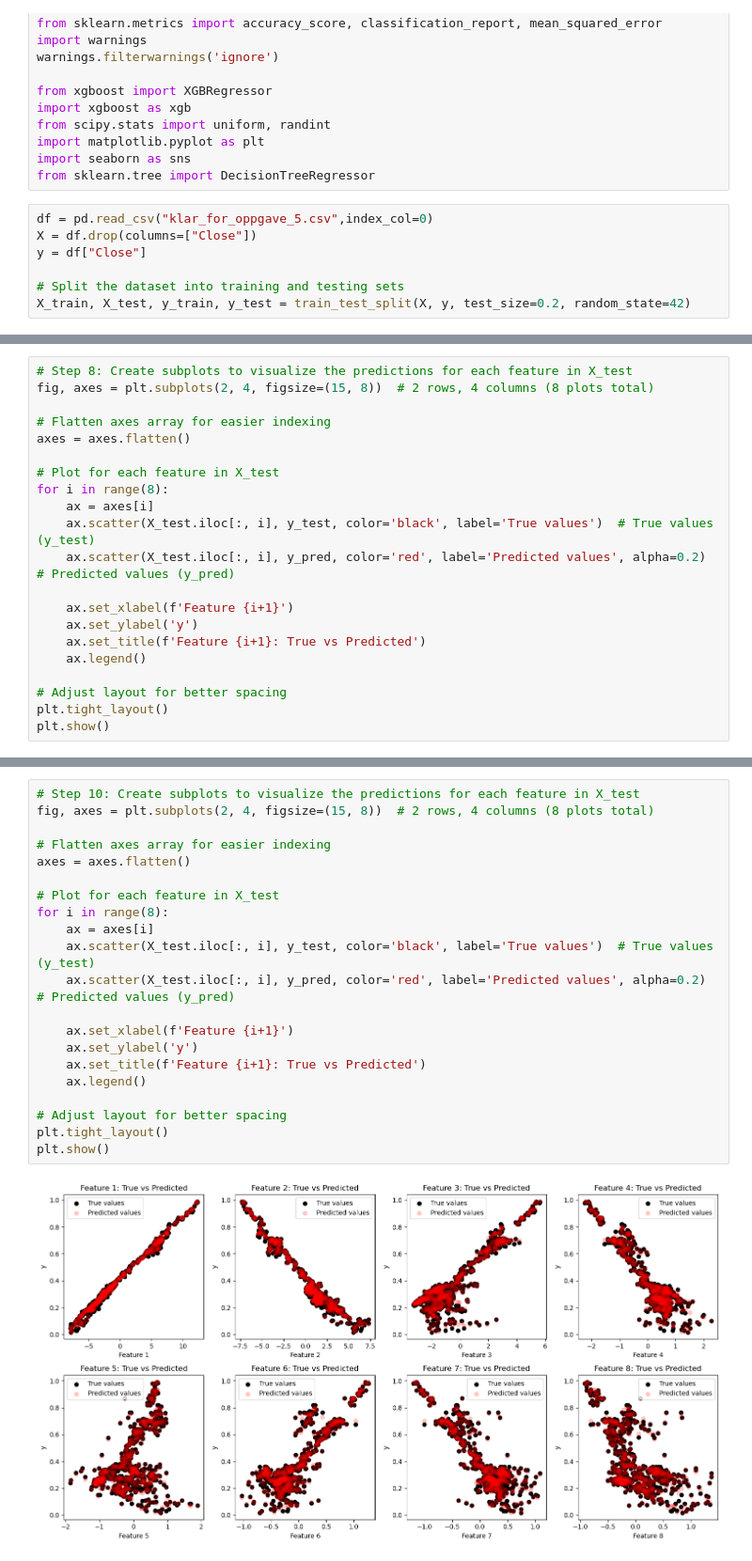
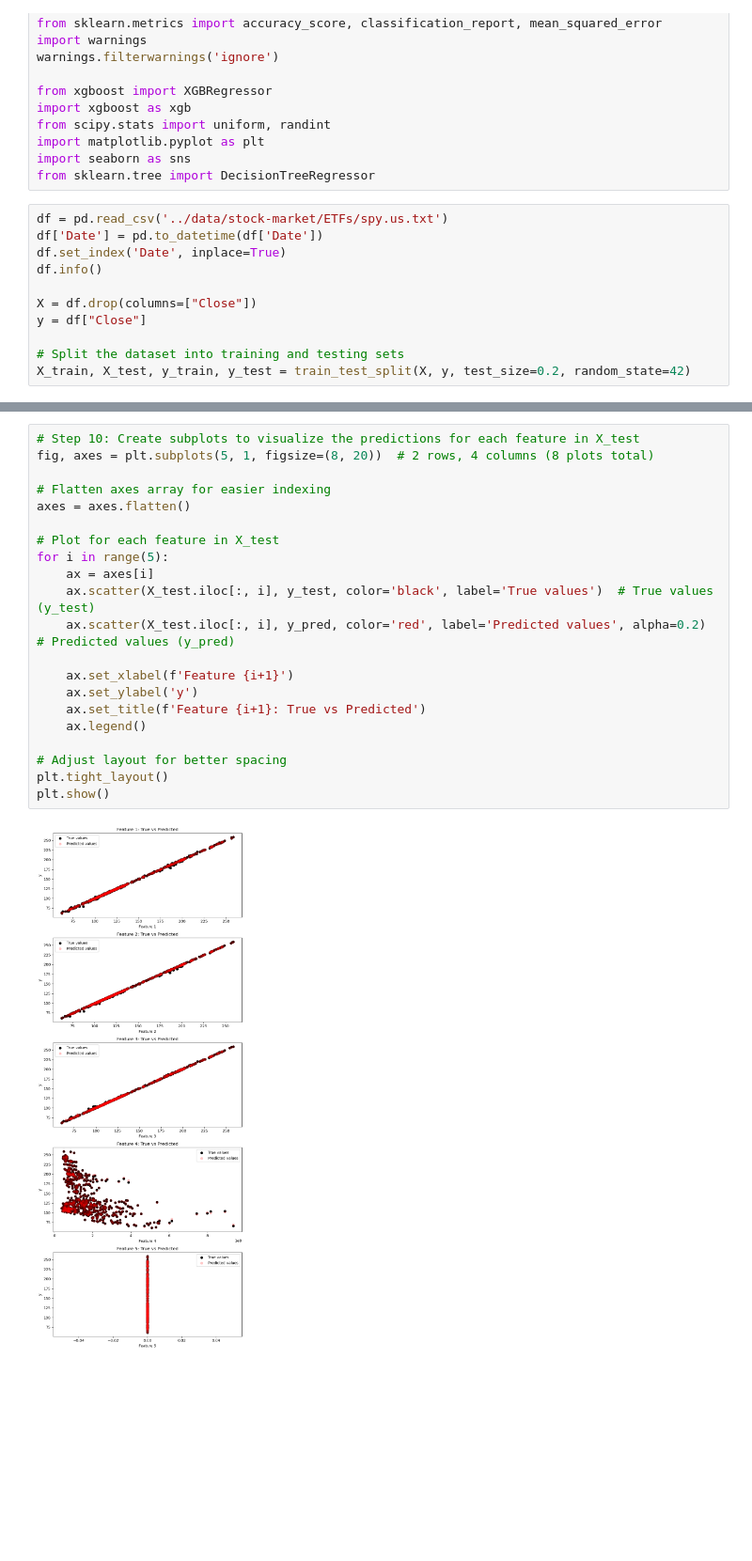
Before and after one commit to Anders-Stubberud/IT3212, a Jupyter notebook: assignment_3/bagging.ipynb, the cells around one changed output, grey strips where cells are left out. Shown at 94% size. Drawn from its saved outputs; the diff is of its cells as text; blank space fills up the shorter version.

```diff
--- a/assignment_3/bagging.ipynb
+++ b/assignment_3/bagging.ipynb
@@ -15,7 +15,11 @@ import matplotlib.pyplot as plt
 import seaborn as sns
 from sklearn.tree import DecisionTreeRegressor
 # %%
-df = pd.read_csv("klar_for_oppgave_5.csv",index_col=0)
+df = pd.read_csv('../data/stock-market/ETFs/spy.us.txt')
+df['Date'] = pd.to_datetime(df['Date'])
+df.set_index('Date', inplace=True)
+df.info()
+
 X = df.drop(columns=["Close"])
 y = df["Close"]
 
@@ -73,21 +61,0 @@ R-squared (R2): 0.99756
-# %%
-# Step 8: Create subplots to visualize the predictions for each feature in X_test
-fig, axes = plt.subplots(2, 4, figsize=(15, 8))  # 2 rows, 4 columns (8 plots total)
-
-# Flatten axes array for easier indexing
-axes = axes.flatten()
-
-# Plot for each feature in X_test
-for i in range(8):
-    ax = axes[i]
-    ax.scatter(X_test.iloc[:, i], y_test, color='black', label='True values')  # True values (y_test)
-    ax.scatter(X_test.iloc[:, i], y_pred, color='red', label='Predicted values', alpha=0.2)  # Predicted values (y_pred)
-
-    ax.set_xlabel(f'Feature {i+1}')
-    ax.set_ylabel('y')
-    ax.set_title(f'Feature {i+1}: True vs Predicted')
-    ax.legend()
-
-# Adjust layout for better spacing
-plt.tight_layout()
-plt.show()
@@ -156,23 +122,23 @@ R-squared (R2): 0.99757
 # %%
 # Step 10: Create subplots to visualize the predictions for each feature in X_test
-fig, axes = plt.subplots(2, 4, figsize=(15, 8))  # 2 rows, 4 columns (8 plots total)
+fig, axes = plt.subplots(5, 1, figsize=(8, 20))  # 2 rows, 4 columns (8 plots total)
 
 # Flatten axes array for easier indexing
 axes = axes.flatten()
 
 # Plot for each feature in X_test
-for i in range(8):
+for i in range(5):
     ax = axes[i]
     ax.scatter(X_test.iloc[:, i], y_test, color='black', label='True values')  # True values (y_test)
     ax.scatter(X_test.iloc[:, i], y_pred, color='red', label='Predicted values', alpha=0.2)  # Predicted values (y_pred)
 
     ax.set_xlabel(f'Feature {i+1}')
     ax.set_ylabel('y')
     ax.set_title(f'Feature {i+1}: True vs Predicted')
     ax.legend()
 
 # Adjust layout for better spacing
 plt.tight_layout()
 plt.show()
 # %% [output]
-[figure, old version]
+[figure, new version]
```
Also changed, not shown: parts of 8 cells of this notebook, 2 other files.
